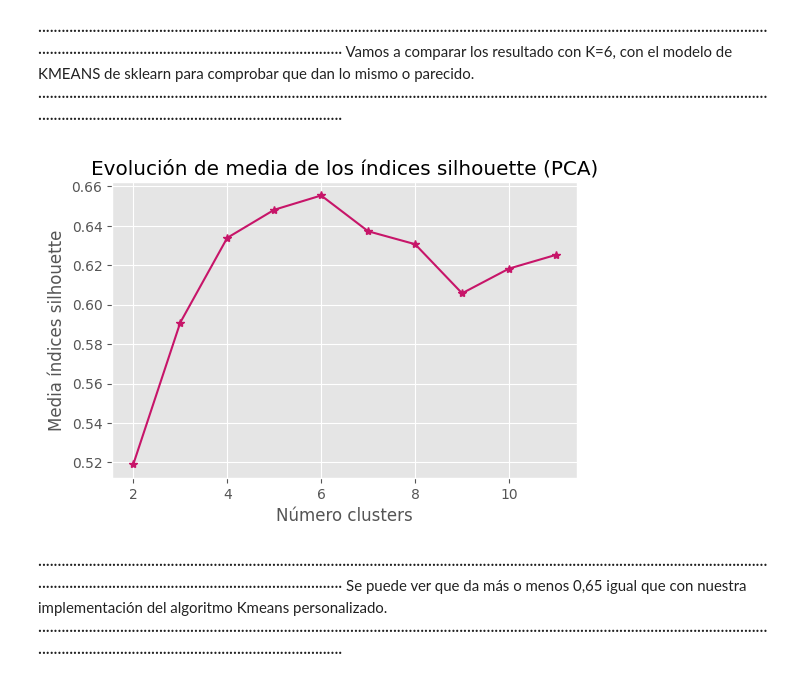
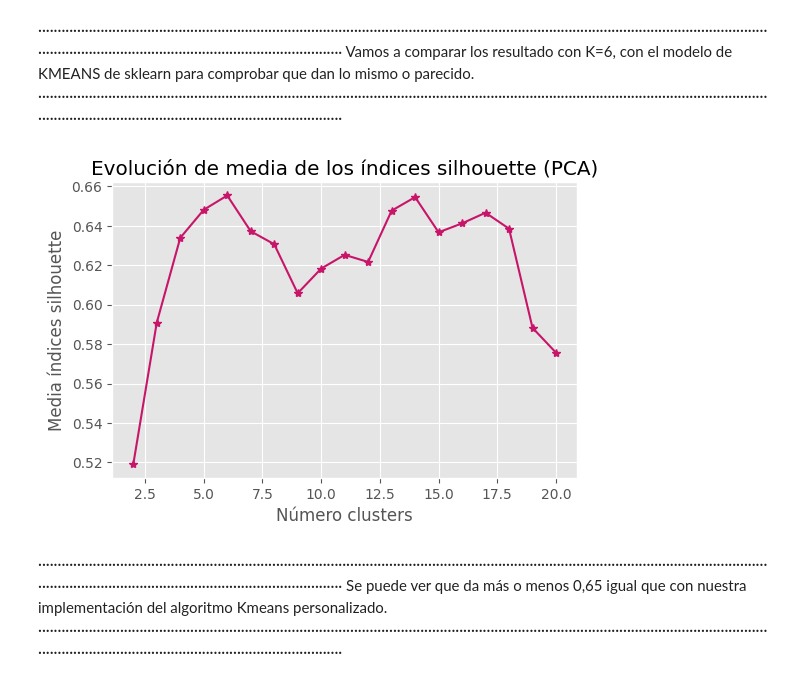
Before and after one commit to NathaliaMoniz/GRUPO09_Practica2, a Jupyter notebook: Practica.ipynb, the cells around one changed output. Saved outputs shown, nothing was run; the diff lists cells and outputs as text; code cells hidden in the pictures.

```diff
--- a/Practica.ipynb
+++ b/Practica.ipynb
@@ -584,31 +584,31 @@ Vamos a comparar los resultado con K=6, con el modelo de KMEANS de sklearn para
 # %%
 
 from sklearn.metrics import silhouette_score
 
-range_n_clusters = range(2, 12)
+range_n_clusters = range(2, 21)
 valores_medios_silhouette = []
 
 for n_clusters in range_n_clusters:
     modelo_kmeans = KMeans_sklearn(
         n_clusters=n_clusters,
         n_init=25,
         random_state=23
 
     )
     modelo_kmeans.fit(X=X_trans)
     cluster_labels = modelo_kmeans.predict(X=X_trans)
     silhouette_avg = silhouette_score(X_trans, cluster_labels)
     valores_medios_silhouette.append(silhouette_avg)
 
 # Plot
 plt.figure(figsize=(6, 3.84))
 plt.plot(range_n_clusters, valores_medios_silhouette, marker='*', color='#C71569')
 plt.title("Evolución de media de los índices silhouette (PCA)")
 plt.xlabel('Número clusters')
 plt.ylabel('Media índices silhouette')
 plt.show()
 # %% [output]
-[figure, old version]
+[figure, new version]
 # %% [markdown]
 ·········································································································································································································································································
 Se puede ver que da más o menos 0,65 igual que con nuestra implementación del algoritmo Kmeans personalizado.
```
Also changed, not shown: parts of 19 cells of this notebook.
